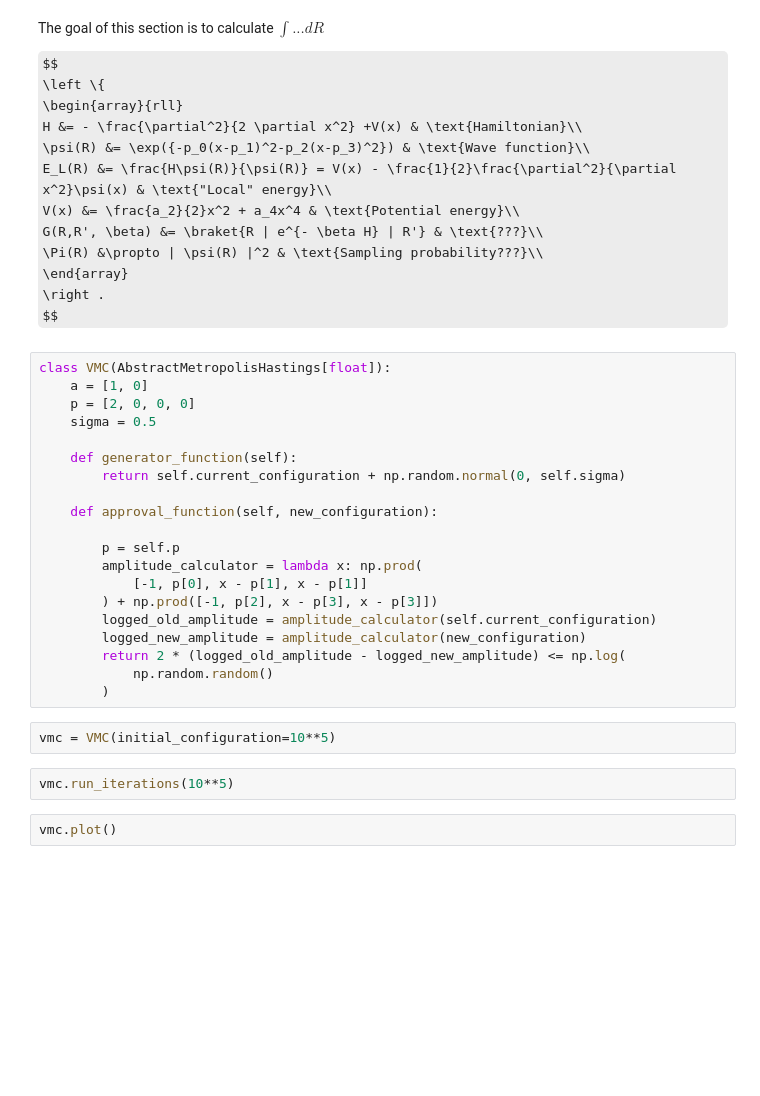
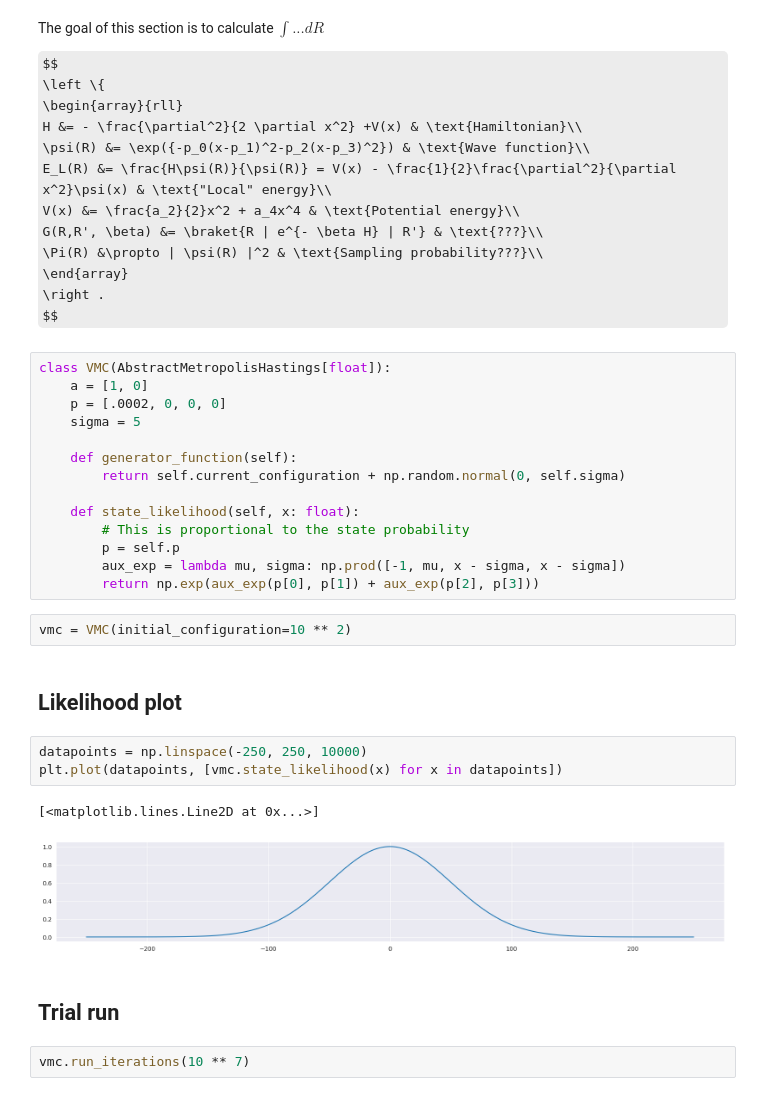
Before and after one commit to migueltorrescosta/notebooks, a Jupyter notebook: Quantum/MetropolisHastingsAlgorithm.ipynb, the cells around one changed output. Drawn from its saved outputs; the diff is of its cells as text; some formulas as TeX source; blank space fills up the shorter version.

```diff
--- a/Quantum/MetropolisHastingsAlgorithm.ipynb
+++ b/Quantum/MetropolisHastingsAlgorithm.ipynb
@@ -27,26 +28,28 @@ $$
 # %%
 class VMC(AbstractMetropolisHastings[float]):
     a = [1, 0]
-    p = [2, 0, 0, 0]
-    sigma = 0.5
+    p = [.0002, 0, 0, 0]
+    sigma = 5
 
     def generator_function(self):
         return self.current_configuration + np.random.normal(0, self.sigma)
 
-    def approval_function(self, new_configuration):
-
+    def state_likelihood(self, x: float):
+        # This is proportional to the state probability
         p = self.p
-        amplitude_calculator = lambda x: np.prod(
-            [-1, p[0], x - p[1], x - p[1]]
-        ) + np.prod([-1, p[2], x - p[3], x - p[3]])
-        logged_old_amplitude = amplitude_calculator(self.current_configuration)
-        logged_new_amplitude = amplitude_calculator(new_configuration)
-        return 2 * (logged_old_amplitude - logged_new_amplitude) <= np.log(
-            np.random.random()
-        )
+        aux_exp = lambda mu, sigma: np.prod([-1, mu, x - sigma, x - sigma])
+        return np.exp(aux_exp(p[0], p[1]) + aux_exp(p[2], p[3]))
-# %%
-vmc = VMC(initial_configuration=10**5)
+# %%
+vmc = VMC(initial_configuration=10 ** 2)
+# %% [markdown]
+## Likelihood plot
+# %%
+datapoints = np.linspace(-250, 250, 10000)
+plt.plot(datapoints, [vmc.state_likelihood(x) for x in datapoints])
+# %% [output]
+[<matplotlib.lines.Line2D at 0x...>]
+[figure, added]
+# %% [markdown]
+## Trial run
 # %%
-vmc.run_iterations(10**5)
+vmc.run_iterations(10 ** 7)
-# %%
-vmc.plot()
```
Also changed, not shown: parts of 4 cells of this notebook, 1 other file.
